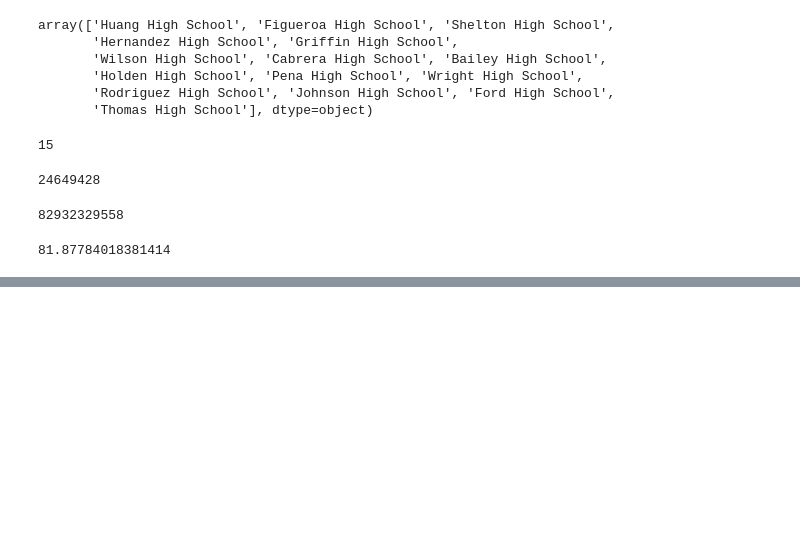
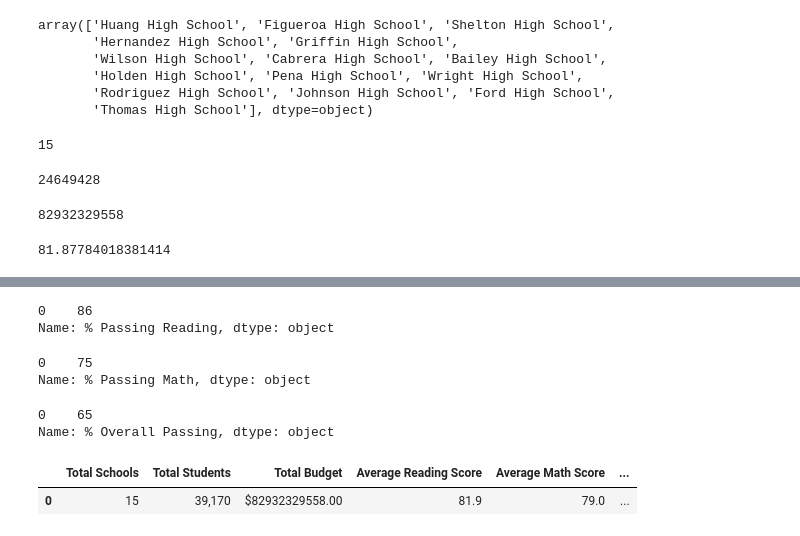
Before and after one commit to MahireYakup/chool_District_Analysis, a Jupyter notebook: PyCitySchools.ipynb, the cells around one changed output, grey strips where cells are left out. Saved outputs shown, nothing was run; the diff lists cells and outputs as text; code cells hidden in the pictures; blank space fills up the shorter version.

```diff
--- a/PyCitySchools.ipynb
+++ b/PyCitySchools.ipynb
@@ -275,0 +350,23 @@ Name: reading_score, Length: 39170, dtype: bool
+# %%
+district_summary_list["% Passing Reading"]=district_summary_list["% Passing Reading"].map("{:.0f}".format)
+district_summary_list["% Passing Reading"]
+# %% [output]
+0    86
+Name: % Passing Reading, dtype: object
+# %%
+district_summary_list["% Passing Math"]=district_summary_list["% Passing Math"].map("{:.0f}".format)
+district_summary_list["% Passing Math"]
+# %% [output]
+0    75
+Name: % Passing Math, dtype: object
+# %%
+district_summary_list["% Overall Passing"]=district_summary_list["% Overall Passing"].map("{:.0f}".format)
+district_summary_list["% Overall Passing"]
+# %% [output]
+0    65
+Name: % Overall Passing, dtype: object
+# %%
+district_summary_list
+# %% [output]
+|  | Total Schools | Total Students | Total Budget | Average Reading Score | Average Math Score | ... |
+| 0 | 15 | 39,170 | $82932329558.00 | 81.9 | 79.0 | ... |
```
Also changed, not shown: parts of 14 cells of this notebook, 2 other files.
